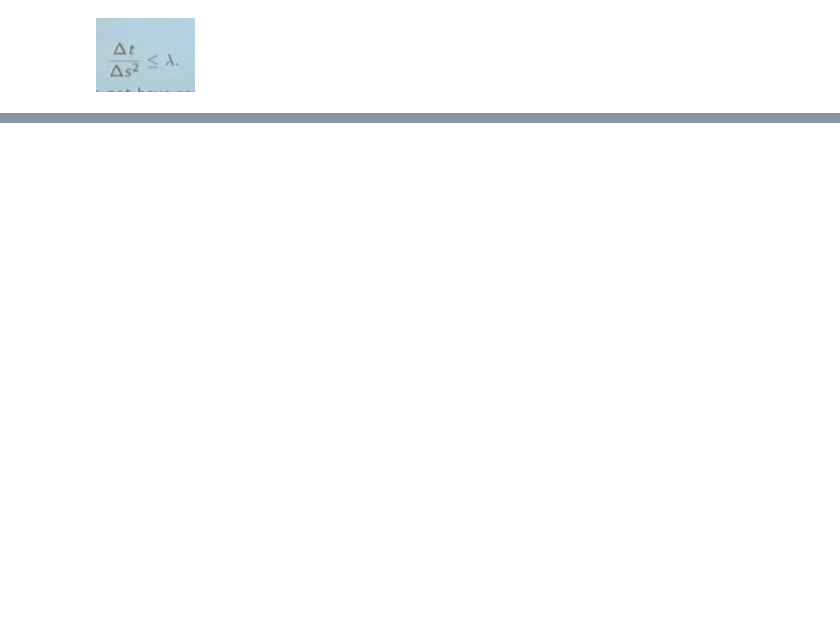
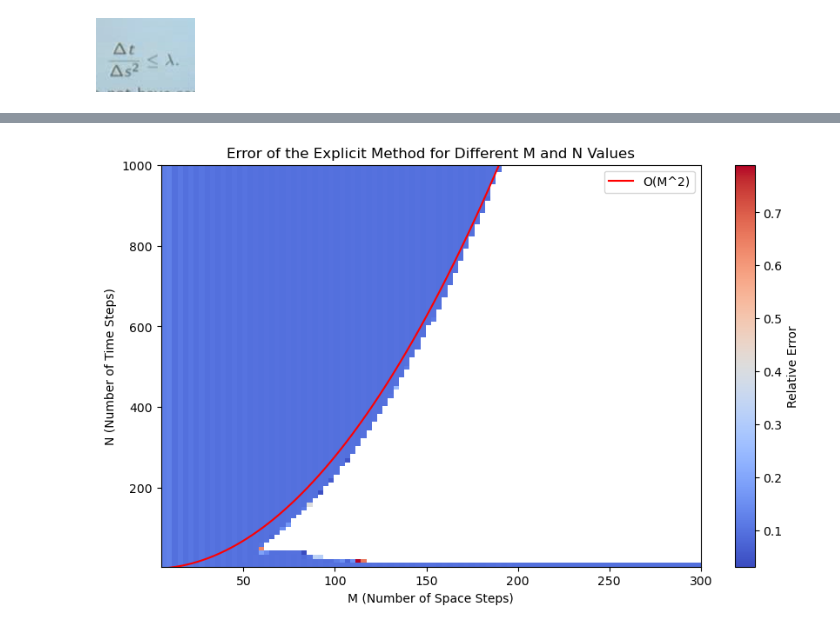
Before and after one commit to pontusbjorklid/Finite-difference-methods-to-price-European-Options, a Jupyter notebook: main.ipynb, the cells around one changed output, grey strips where cells are left out. Drawn from its saved outputs; the diff is of its cells as text; code cells hidden in the pictures; blank space fills up the shorter version.

Commit message:
stability and gamma comp

```diff
--- a/main.ipynb
+++ b/main.ipynb
@@ -688 +440,71 @@ Option Value for N_t=230: [0.00000000e+00 1.30724899e-54 2.37317512e-49 4.560179
 [figure]
+# %%
+def finite_difference_explicit(K, S_max, r, sigma, gamma, T, N_s, N_t):
+    dS = S_max / N_s
+    dt = T / N_t
+
+    S = np.linspace(0, S_max, N_s+1)
+
+    t = np.linspace(0, T, N_t+1)
+
+    V = np.zeros((N_s+1, N_t+1))
+
+    V[:, -1] = np.maximum(S - K, 0)
+
+    V[0, :] = 0
+    V[-1, :] = S_max - K * np.exp(-r * (T - t))
+
+    for j in reversed(range(N_t)):
+        delta = (V[2:, j+1] - V[:-2, j+1]) / (2 * dS)
+        gamma_term = (V[2:, j+1] - 2 * V[1:-1, j+1] + V[:-2, j+1]) / (dS ** 2)
+
+        diffusion_term = 0.5 * sigma**2 * S[1:-1]**(2 * gamma) * gamma_term
+        drift_term = r * S[1:-1] * delta
+        discount_term = r * V[1:-1, j+1]
+
+        V[1:-1, j] = V[1:-1, j+1] + dt * (diffusion_term - drift_term + discount_term)
+
+    return V[:, 0], S
+
+# Parameters
+K = 15          # Strike price
+S_max = 4 * K   # Maximum asset price
+T = 0.5         # Time to maturity
+r = 0.1         # Risk-free rate
+sigma = 0.25    # Volatility
+gamma = 1       # Elasticity parameter
+N_t_values = np.linspace(5, 1000, 100, dtype=int)
+N_s_values = np.linspace(5, 300, 100, dtype=int)
+
+error_matrix = np.full((len(N_t_values), len(N_s_values)), np.nan)
+
+for i, N_t in tqdm(enumerate(N_t_values), total=len(N_t_values)):
+    for j, N_s in enumerate(N_s_values):
+        try:
+            V, S_grid = finite_difference_explicit(K, S_max, r, sigma, gamma, T, N_s, N_t)
+            if np.isfinite(V).all():
+                index = N_s // 2
+                S = S_grid[index]
+                exact_value = bsexact(sigma, r, K, T, S)
+                estimated_value = V[index]
+                relative_error = np.abs(exact_value - estimated_value) / exact_value
+
+                if relative_error < 1:
+                    error_matrix[i, j] = relative_error
+                else:
+                    error_matrix[i, j] = np.nan
+        except Exception as e:
+            error_matrix[i, j] = np.nan
+
+lamda = 0.005 #Found by testing by hand
+plt.figure(figsize=(10, 6))
+plt.plot(N_s_values, (T * N_s_values**2) / (S_max**2 * lamda), label='O(M^2)', color='red')
+plt.imshow(error_matrix, cmap='coolwarm', origin='lower', extent=[N_s_values[0], N_s_values[-1], N_t_values[0], N_t_values[-1]], aspect='auto')
+plt.colorbar(label='Relative Error')
+plt.xlabel('M (Number of Space Steps)')
+plt.ylabel('N (Number of Time Steps)')
+plt.title('Error of the Explicit Method for Different M and N Values')
+plt.legend()
+plt.show()
+# %% [output]
+[figure, added]
```
Also changed, not shown: parts of 11 cells of this notebook.
